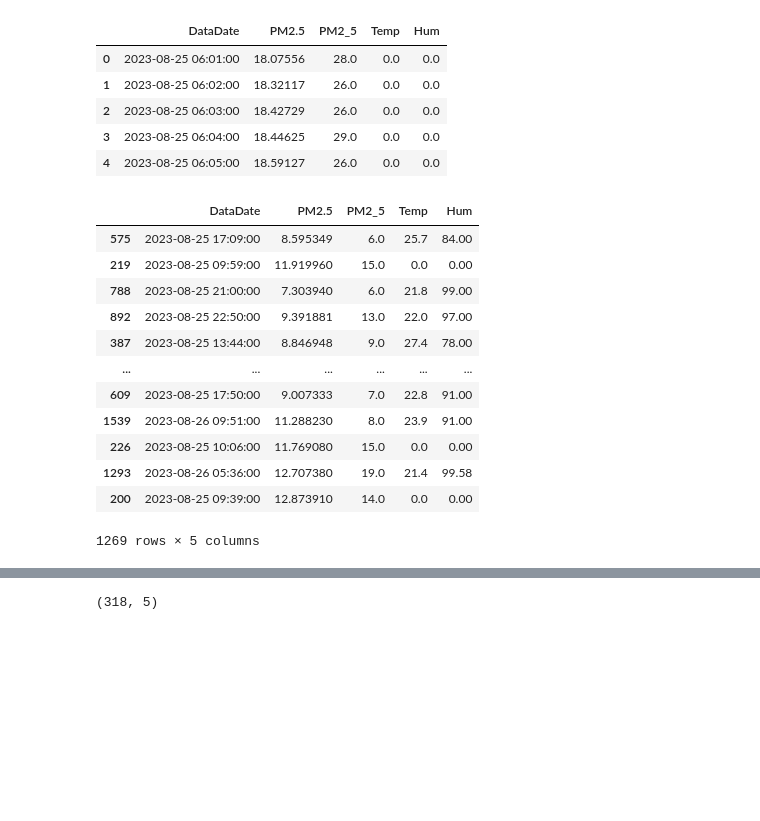
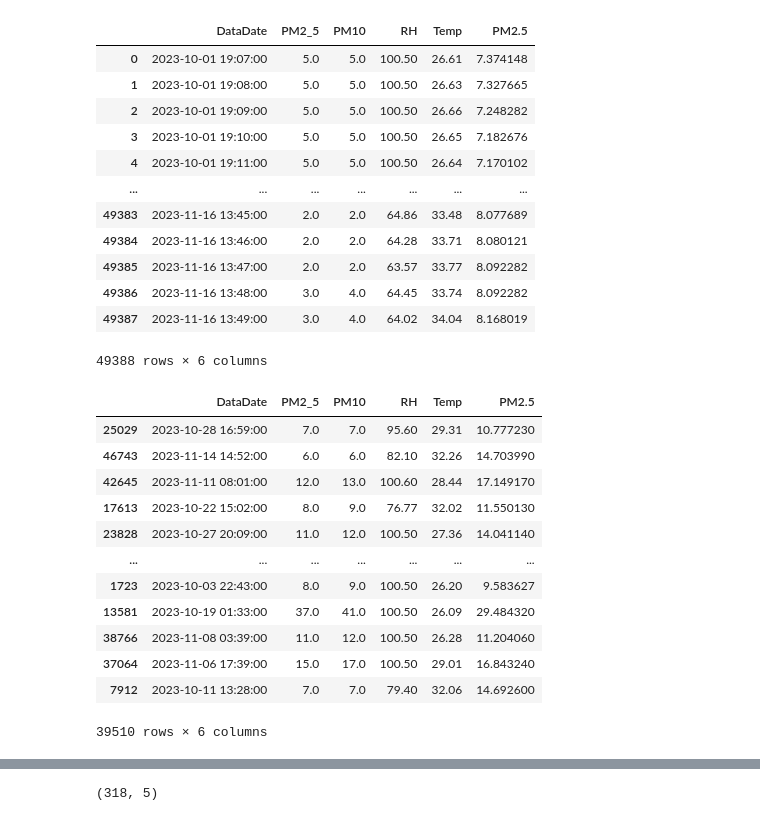
Before and after one commit to moadams847/Air_Sensor_ML_Calibration_Setup, a Jupyter notebook: notebook/model_training.ipynb, the cells around one changed output, grey strips where cells are left out. Drawn from its saved outputs; the diff is of its cells as text; code cells hidden in the pictures; blank space fills up the shorter version.

```diff
--- a/notebook/model_training.ipynb
+++ b/notebook/model_training.ipynb
@@ -19,32 +19,40 @@ from sklearn.metrics import mean_squared_error, mean_absolute_error, r2_score
 from sklearn.feature_selection import SelectFromModel
 # %%
 #load data
-merge_csv = pd.read_csv('data/merged_data.csv', parse_dates=['DataDate'])
-merge_csv.head()
+#load data
+df = pd.read_csv('data/merge_raw_data_Teledyne/calibration_data_sets/merged_Teledyne_data_weather_data_ENE00950.csv', parse_dates=['DataDate'])
+df
 # %% [output]
-|  | DataDate | PM2.5 | PM2_5 | Temp | Hum |
-| 0 | 2023-08-25 06:01:00 | 18.07556 | 28.0 | 0.0 | 0.0 |
-| 1 | 2023-08-25 06:02:00 | 18.32117 | 26.0 | 0.0 | 0.0 |
-| 2 | 2023-08-25 06:03:00 | 18.42729 | 26.0 | 0.0 | 0.0 |
-| 3 | 2023-08-25 06:04:00 | 18.44625 | 29.0 | 0.0 | 0.0 |
-| 4 | 2023-08-25 06:05:00 | 18.59127 | 26.0 | 0.0 | 0.0 |
+|  | DataDate | PM2_5 | PM10 | RH | Temp | PM2.5 |
+| 0 | 2023-10-01 19:07:00 | 5.0 | 5.0 | 100.50 | 26.61 | 7.374148 |
+| 1 | 2023-10-01 19:08:00 | 5.0 | 5.0 | 100.50 | 26.63 | 7.327665 |
+| 2 | 2023-10-01 19:09:00 | 5.0 | 5.0 | 100.50 | 26.66 | 7.248282 |
+| 3 | 2023-10-01 19:10:00 | 5.0 | 5.0 | 100.50 | 26.65 | 7.182676 |
+| 4 | 2023-10-01 19:11:00 | 5.0 | 5.0 | 100.50 | 26.64 | 7.170102 |
+| ... | ... | ... | ... | ... | ... | ... |
+| 49383 | 2023-11-16 13:45:00 | 2.0 | 2.0 | 64.86 | 33.48 | 8.077689 |
+| 49384 | 2023-11-16 13:46:00 | 2.0 | 2.0 | 64.28 | 33.71 | 8.080121 |
+| 49385 | 2023-11-16 13:47:00 | 2.0 | 2.0 | 63.57 | 33.77 | 8.092282 |
+| 49386 | 2023-11-16 13:48:00 | 3.0 | 4.0 | 64.45 | 33.74 | 8.092282 |
+| 49387 | 2023-11-16 13:49:00 | 3.0 | 4.0 | 64.02 | 34.04 | 8.168019 |
+49388 rows × 6 columns
 # %%
-train_set, test_set = train_test_split(merge_csv, test_size=0.2, random_state=485645)
+train_set, test_set = train_test_split(df, test_size=0.2, random_state=485645)
 train_set
 # %% [output]
-|  | DataDate | PM2.5 | PM2_5 | Temp | Hum |
-| 575 | 2023-08-25 17:09:00 | 8.595349 | 6.0 | 25.7 | 84.00 |
-| 219 | 2023-08-25 09:59:00 | 11.919960 | 15.0 | 0.0 | 0.00 |
-| 788 | 2023-08-25 21:00:00 | 7.303940 | 6.0 | 21.8 | 99.00 |
-| 892 | 2023-08-25 22:50:00 | 9.391881 | 13.0 | 22.0 | 97.00 |
-| 387 | 2023-08-25 13:44:00 | 8.846948 | 9.0 | 27.4 | 78.00 |
-| ... | ... | ... | ... | ... | ... |
-| 609 | 2023-08-25 17:50:00 | 9.007333 | 7.0 | 22.8 | 91.00 |
-| 1539 | 2023-08-26 09:51:00 | 11.288230 | 8.0 | 23.9 | 91.00 |
-| 226 | 2023-08-25 10:06:00 | 11.769080 | 15.0 | 0.0 | 0.00 |
-| 1293 | 2023-08-26 05:36:00 | 12.707380 | 19.0 | 21.4 | 99.58 |
-| 200 | 2023-08-25 09:39:00 | 12.873910 | 14.0 | 0.0 | 0.00 |
+|  | DataDate | PM2_5 | PM10 | RH | Temp | PM2.5 |
+| 25029 | 2023-10-28 16:59:00 | 7.0 | 7.0 | 95.60 | 29.31 | 10.777230 |
+| 46743 | 2023-11-14 14:52:00 | 6.0 | 6.0 | 82.10 | 32.26 | 14.703990 |
+| 42645 | 2023-11-11 08:01:00 | 12.0 | 13.0 | 100.60 | 28.44 | 17.149170 |
+| 17613 | 2023-10-22 15:02:00 | 8.0 | 9.0 | 76.77 | 32.02 | 11.550130 |
+| 23828 | 2023-10-27 20:09:00 | 11.0 | 12.0 | 100.50 | 27.36 | 14.041140 |
+| ... | ... | ... | ... | ... | ... | ... |
+| 1723 | 2023-10-03 22:43:00 | 8.0 | 9.0 | 100.50 | 26.20 | 9.583627 |
+| 13581 | 2023-10-19 01:33:00 | 37.0 | 41.0 | 100.50 | 26.09 | 29.484320 |
+| 38766 | 2023-11-08 03:39:00 | 11.0 | 12.0 | 100.50 | 26.28 | 11.204060 |
+| 37064 | 2023-11-06 17:39:00 | 15.0 | 17.0 | 100.50 | 29.01 | 16.843240 |
+| 7912 | 2023-10-11 13:28:00 | 7.0 | 7.0 | 79.40 | 32.06 | 14.692600 |
-1269 rows × 5 columns
+39510 rows × 6 columns
 # %%
 train_set.shape
 # %% [output]
```
Also changed, not shown: parts of 2 cells of this notebook, 25 other files.
